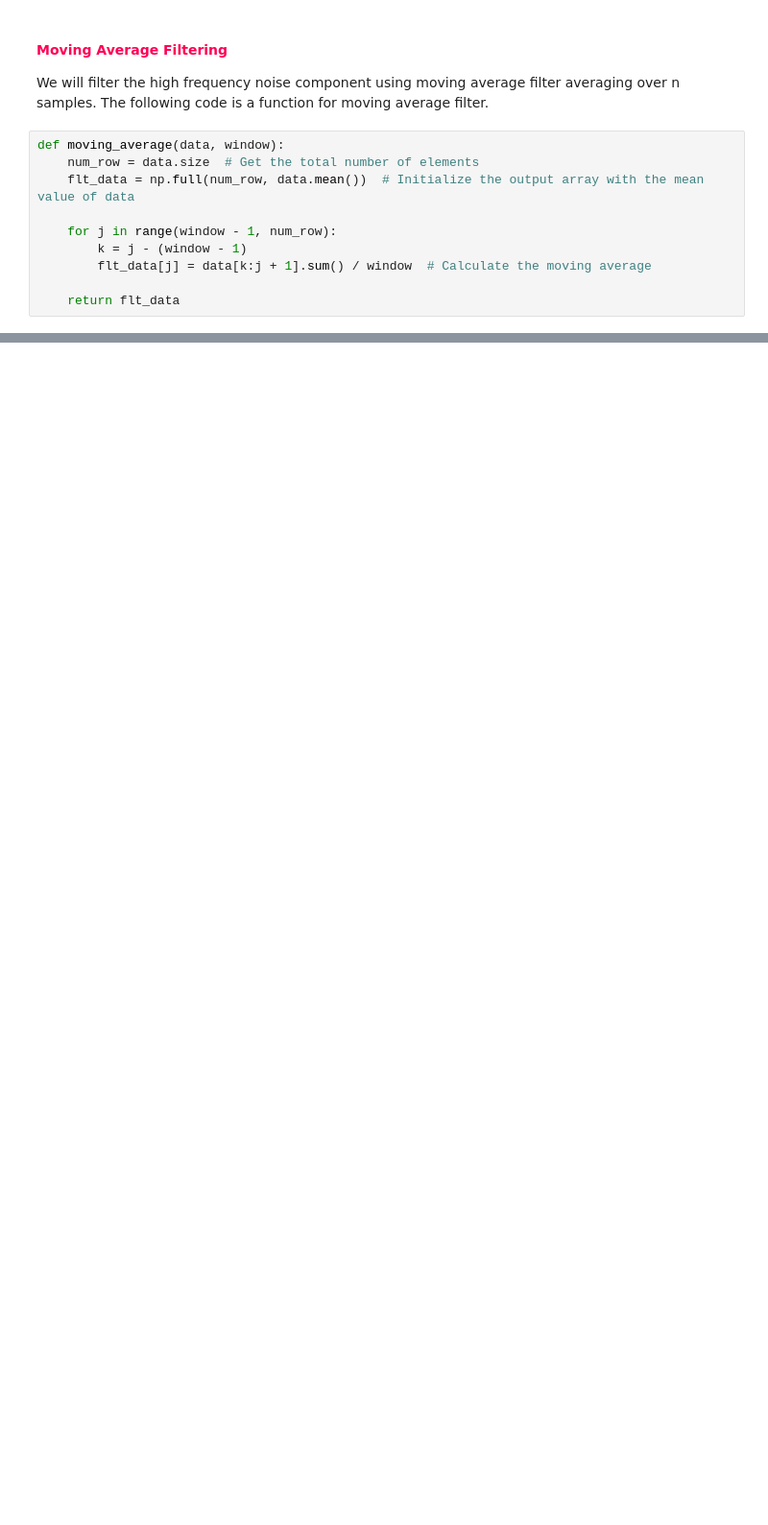
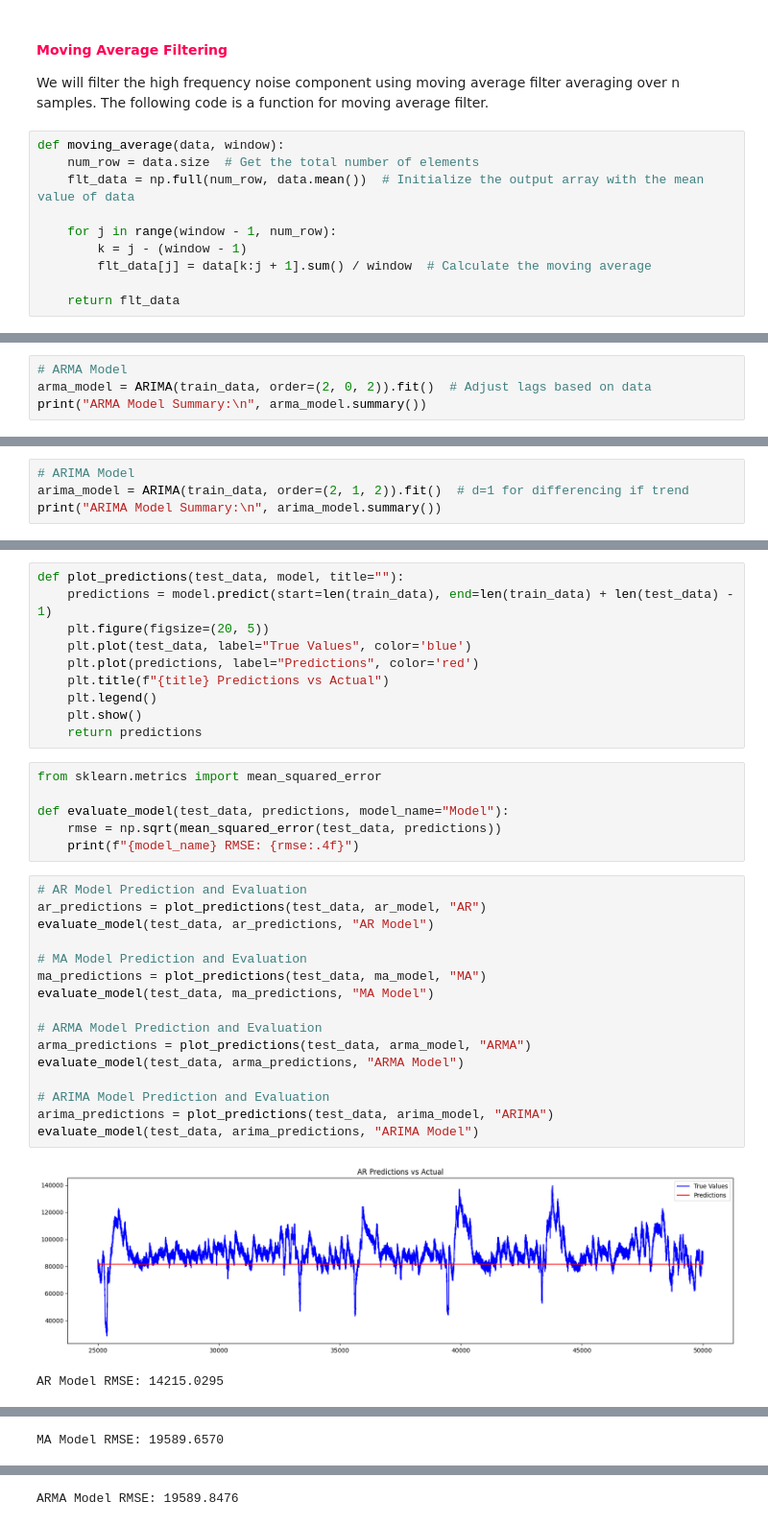
Before and after one commit to shreenandansonu/Signal-and-System-FNIRS-TSA, a Jupyter notebook: Modeling.ipynb, the cells around one changed output, grey strips where cells are left out. Shown: that part at 96% size. Drawn from its saved outputs; the diff is of its cells as text; blank space fills up the shorter version.

```diff
--- a/Modeling.ipynb
+++ b/Modeling.ipynb
@@ -185,0 +231,4 @@ plt.show()
+# %%
+# ARMA Model
+arma_model = ARIMA(train_data, order=(2, 0, 2)).fit()  # Adjust lags based on data
+print("ARMA Model Summary:\n", arma_model.summary())
@@ -185,0 +253,4 @@ plt.show()
+# %%
+# ARIMA Model
+arima_model = ARIMA(train_data, order=(2, 1, 2)).fit()  # d=1 for differencing if trend
+print("ARIMA Model Summary:\n", arima_model.summary())
@@ -185,0 +275,35 @@ plt.show()
+# %%
+def plot_predictions(test_data, model, title=""):
+    predictions = model.predict(start=len(train_data), end=len(train_data) + len(test_data) - 1)
+    plt.figure(figsize=(20, 5))
+    plt.plot(test_data, label="True Values", color='blue')
+    plt.plot(predictions, label="Predictions", color='red')
+    plt.title(f"{title} Predictions vs Actual")
+    plt.legend()
+    plt.show()
+    return predictions
+# %%
+from sklearn.metrics import mean_squared_error
+
+def evaluate_model(test_data, predictions, model_name="Model"):
+    rmse = np.sqrt(mean_squared_error(test_data, predictions))
+    print(f"{model_name} RMSE: {rmse:.4f}")
+# %%
+# AR Model Prediction and Evaluation
+ar_predictions = plot_predictions(test_data, ar_model, "AR")
+evaluate_model(test_data, ar_predictions, "AR Model")
+
+# MA Model Prediction and Evaluation
+ma_predictions = plot_predictions(test_data, ma_model, "MA")
+evaluate_model(test_data, ma_predictions, "MA Model")
+
+# ARMA Model Prediction and Evaluation
+arma_predictions = plot_predictions(test_data, arma_model, "ARMA")
+evaluate_model(test_data, arma_predictions, "ARMA Model")
+
+# ARIMA Model Prediction and Evaluation
+arima_predictions = plot_predictions(test_data, arima_model, "ARIMA")
+evaluate_model(test_data, arima_predictions, "ARIMA Model")
+# %% [output]
+[figure, added]
+AR Model RMSE: 14215.0295
@@ -185,0 +311 @@ plt.show()
+MA Model RMSE: 19589.6570
@@ -185,0 +313 @@ plt.show()
+ARMA Model RMSE: 19589.8476
```
Also changed, not shown: parts of 28 cells of this notebook, 1 other file.
